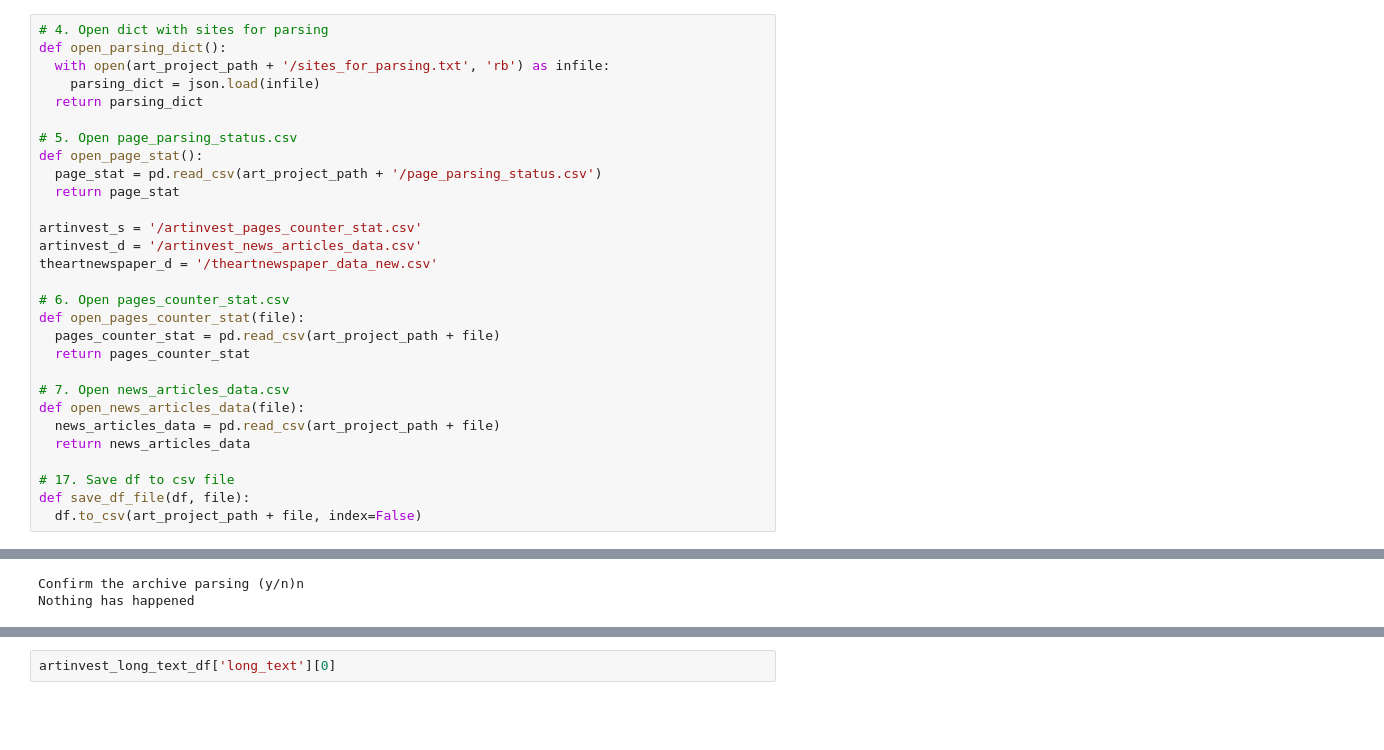
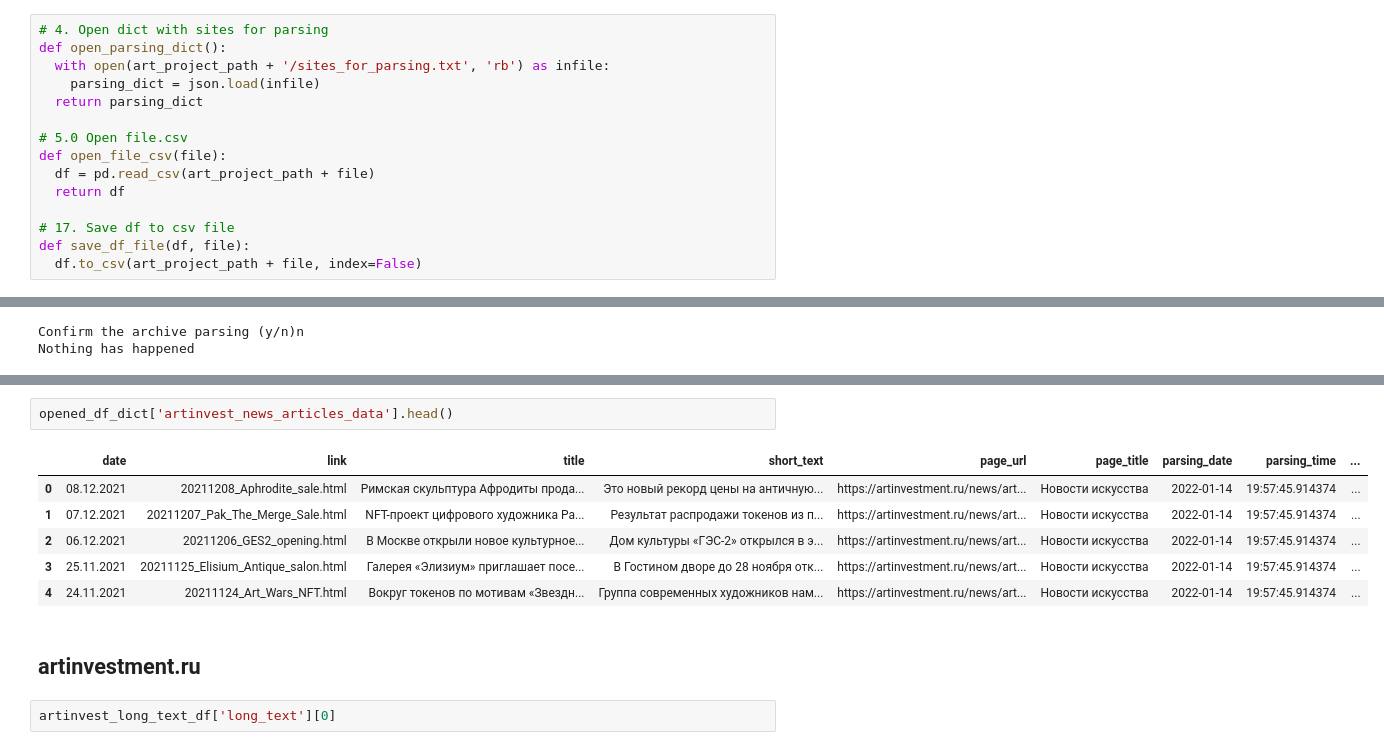
Before and after one commit to Bella151305/ArtProject, a Jupyter notebook: Parsing.ipynb, the cells around one changed output, grey strips where cells are left out. Saved outputs shown, nothing was run; the diff lists cells and outputs as text; blank space fills up the shorter version.

```diff
--- a/Parsing.ipynb
+++ b/Parsing.ipynb
@@ -55,24 +133,10 @@ def open_parsing_dict():
     parsing_dict = json.load(infile)
   return parsing_dict
 
-# 5. Open page_parsing_status.csv
-def open_page_stat():
-  page_stat = pd.read_csv(art_project_path + '/page_parsing_status.csv')
-  return page_stat
-
-artinvest_s = '/artinvest_pages_counter_stat.csv'
-artinvest_d = '/artinvest_news_articles_data.csv'
-theartnewspaper_d = '/theartnewspaper_data_new.csv'
-
-# 6. Open pages_counter_stat.csv
-def open_pages_counter_stat(file):
-  pages_counter_stat = pd.read_csv(art_project_path + file)
-  return pages_counter_stat
-
-# 7. Open news_articles_data.csv
-def open_news_articles_data(file):
-  news_articles_data = pd.read_csv(art_project_path + file)
-  return news_articles_data
+# 5.0 Open file.csv
+def open_file_csv(file):
+  df = pd.read_csv(art_project_path + file)
+  return df
 
 # 17. Save df to csv file
 def save_df_file(df, file):
@@ -749,3 +1044,14 @@ artinvest_long_text_df = open_artinvest_long_text()
+# %%
+opened_df_dict['artinvest_news_articles_data'].head()
+# %% [output]
+|  | date | link | title | short_text | page_url | page_title | parsing_date | parsing_time | ... |
+| 0 | 08.12.2021 | 20211208_Aphrodite_sale.html | Римская скульптура Афродиты прода... | Это новый рекорд цены на античную... | https://artinvestment.ru/news/art... | Новости искусства | 2022-01-14 | 19:57:45.914374 | ... |
+| 1 | 07.12.2021 | 20211207_Pak_The_Merge_Sale.html | NFT-проект цифрового художника Pa... | Результат распродажи токенов из п... | https://artinvestment.ru/news/art... | Новости искусства | 2022-01-14 | 19:57:45.914374 | ... |
+| 2 | 06.12.2021 | 20211206_GES2_opening.html | В Москве открыли новое культурное... | Дом культуры «ГЭС-2» открылся в э... | https://artinvestment.ru/news/art... | Новости искусства | 2022-01-14 | 19:57:45.914374 | ... |
+| 3 | 25.11.2021 | 20211125_Elisium_Antique_salon.html | Галерея «Элизиум» приглашает посе... | В Гостином дворе до 28 ноября отк... | https://artinvestment.ru/news/art... | Новости искусства | 2022-01-14 | 19:57:45.914374 | ... |
+| 4 | 24.11.2021 | 20211124_Art_Wars_NFT.html | Вокруг токенов по мотивам «Звездн... | Группа современных художников нам... | https://artinvestment.ru/news/art... | Новости искусства | 2022-01-14 | 19:57:45.914374 | ... |
+# %% [markdown]
+## artinvestment.ru
 # %%
 artinvest_long_text_df['long_text'][0]
 # %% [output]
```
Also changed, not shown: parts of 71 cells of this notebook.
